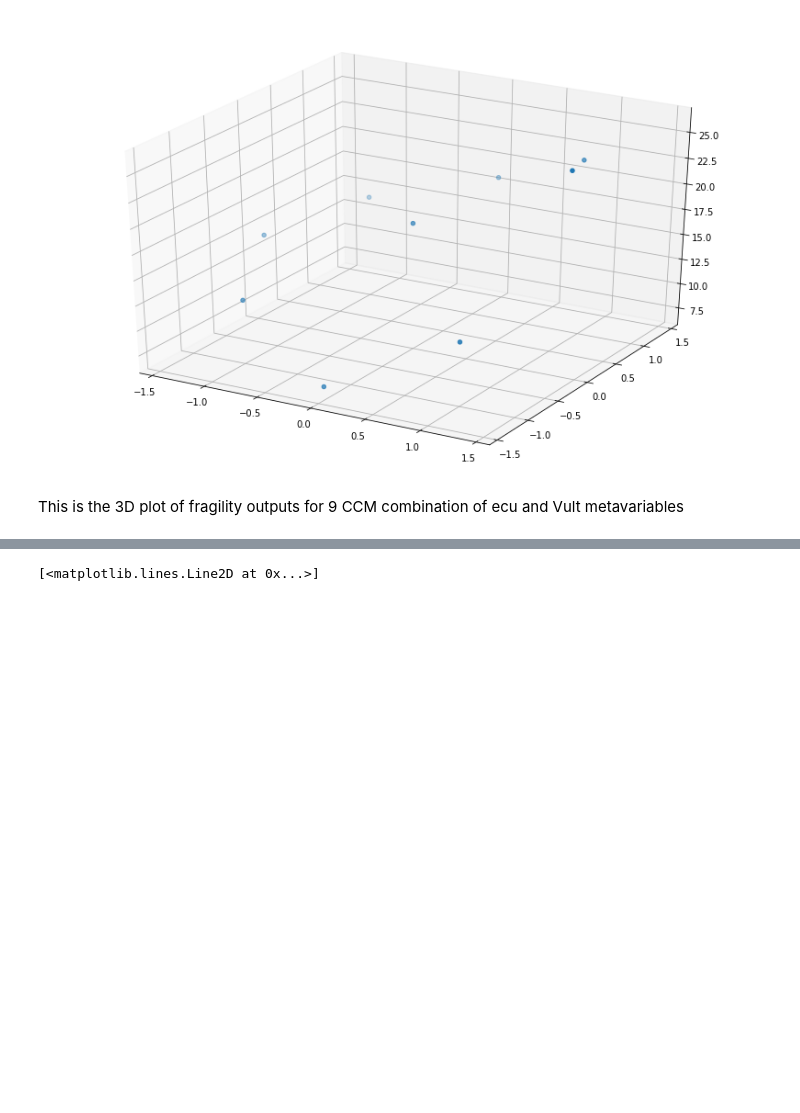
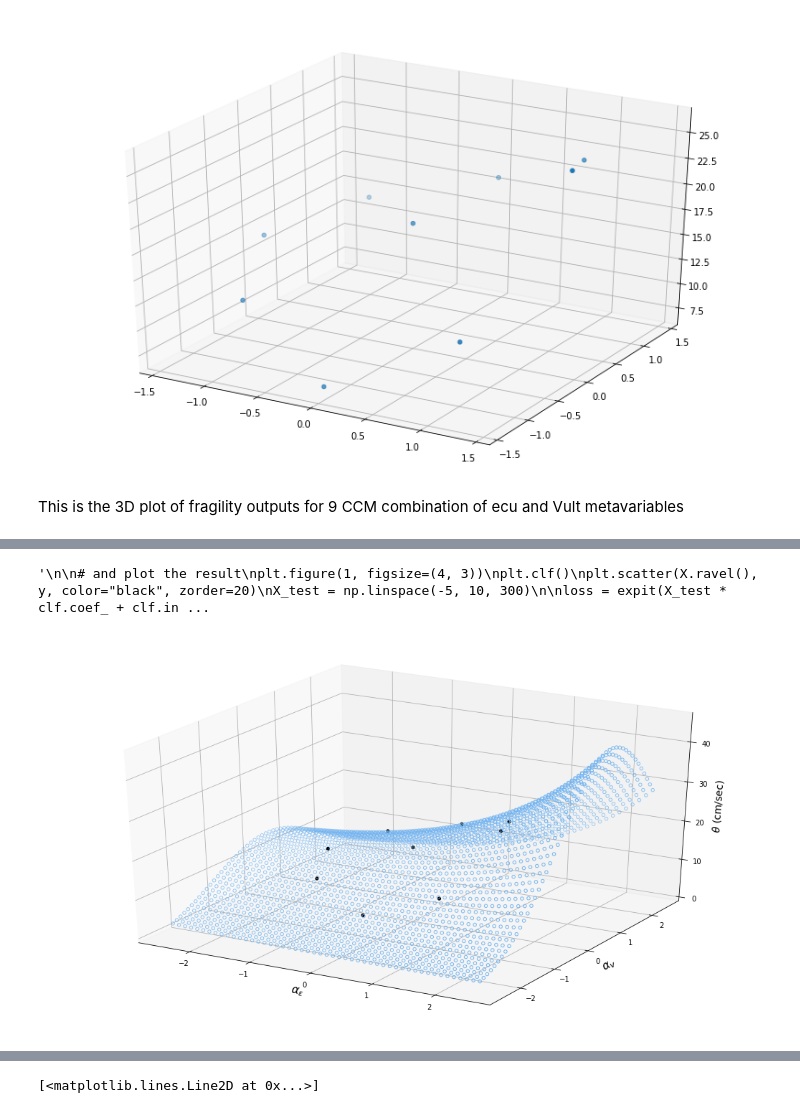
Before and after one commit to mtareqsoliman/msthesis, a Jupyter notebook: 9CCM_10202022.ipynb, the cells around one changed output, grey strips where cells are left out. Cells and saved outputs as stored; diff of their text form; code cells hidden in the pictures; blank space fills up the shorter version.

```diff
--- a/9CCM_10202022.ipynb
+++ b/9CCM_10202022.ipynb
@@ -397,3 +378,81 @@ fig.show()
 # Add dropdown
 # %% [output]
 [interactive output not drawn]
+# %%
+# -*- coding: utf-8 -*-
+
+from sklearn.preprocessing import PolynomialFeatures
+from sklearn.linear_model import LinearRegression, BayesianRidge
+from sklearn.metrics import mean_squared_error
+from sklearn.metrics import r2_score
+
+x_1,x_2 = map(list,zip(*NLTHA9_pivot.index.values))
+x_values =np.column_stack((x_1,x_2))
+y_values = np.log(theta_9_list)
+poly_model = PolynomialFeatures(degree=2)
+poly_x_values = poly_model.fit_transform(x_values)
+
+# should be in the form [1, a, b, a^2, ab, b^2]
+poly_model.fit(poly_x_values, y_values)
+
+clf = LinearRegression()
+clf.fit(poly_x_values, y_values)
+
+y_pred = clf.predict(poly_x_values)
+print(clf.coef_)
+#p00,p10,p01,p20,p11,p02 = regression_model.coef_.T
+MSE = mean_squared_error(y_values, y_pred, squared=False)
+
+
+x1_mesh,x2_mesh = np.linspace(-2.5, 2.5, 50), np.linspace(-2.5, 2.5, 50)
+x1_mesh, x2_mesh = np.meshgrid(x1_mesh, x2_mesh)
+x_mesh = np.array([x1_mesh.flatten(), x2_mesh.flatten()]).T
+poly_x_mesh = poly_model.fit_transform(x_mesh)
+y_mesh = clf.predict(poly_x_mesh)
+
+fig, ax = plt.subplots(figsize =(18,10), subplot_kw={'projection': '3d'})
+
+
+ax.set_zlabel(r"$\theta$ (cm/sec)",fontsize=14)
+ax.set_xlabel(r"$\alpha_\epsilon$",fontsize=16)
+ax.set_ylabel(r"$\alpha_v$",fontsize=16)
+
+ax.scatter(x_values[:,0], x_values[:,1], np.exp(y_values),color='black',marker='.',alpha=1,s=70)
+ax.scatter(x1_mesh, x2_mesh, np.exp(y_mesh), facecolor=(0,0,0,0), s=20, edgecolor='#70b3f0')
+
+
+
+
+# Fit the classifier
+'''
+
+# and plot the result
+plt.figure(1, figsize=(4, 3))
+plt.clf()
+plt.scatter(X.ravel(), y, color="black", zorder=20)
+X_test = np.linspace(-5, 10, 300)
+
+loss = expit(X_test * clf.coef_ + clf.intercept_).ravel()
+plt.plot(X_test, loss, color="red", linewidth=3)
+
+ols = LinearRegression()
+ols.fit(X, y)
+plt.plot(X_test, ols.coef_ * X_test + ols.intercept_, linewidth=1)
+plt.axhline(0.5, color=".5")
+
+plt.ylabel("y")
+plt.xlabel("X")
+plt.xticks(range(-5, 10))
+plt.yticks([0, 0.5, 1])
+plt.ylim(-0.25, 1.25)
+plt.xlim(-4, 10)
+plt.legend(
+    ("Logistic Regression Model", "Linear Regression Model"),
+    loc="lower right",
+    fontsize="small",
+)
+plt.tight_layout()
+plt.show()
+
+'''
+# %% [output]
@@ -400,3 +460,5 @@ fig.show()
+'\n\n# and plot the result\nplt.figure(1, figsize=(4, 3))\nplt.clf()\nplt.scatter(X.ravel(), y, color="black", zorder=20)\nX_test = np.linspace(-5, 10, 300)\n\nloss = expit(X_test * clf.coef_ + clf.in ...
+[figure, added]
 # %%
 
 
```
Also changed, not shown: parts of 5 cells of this notebook.
